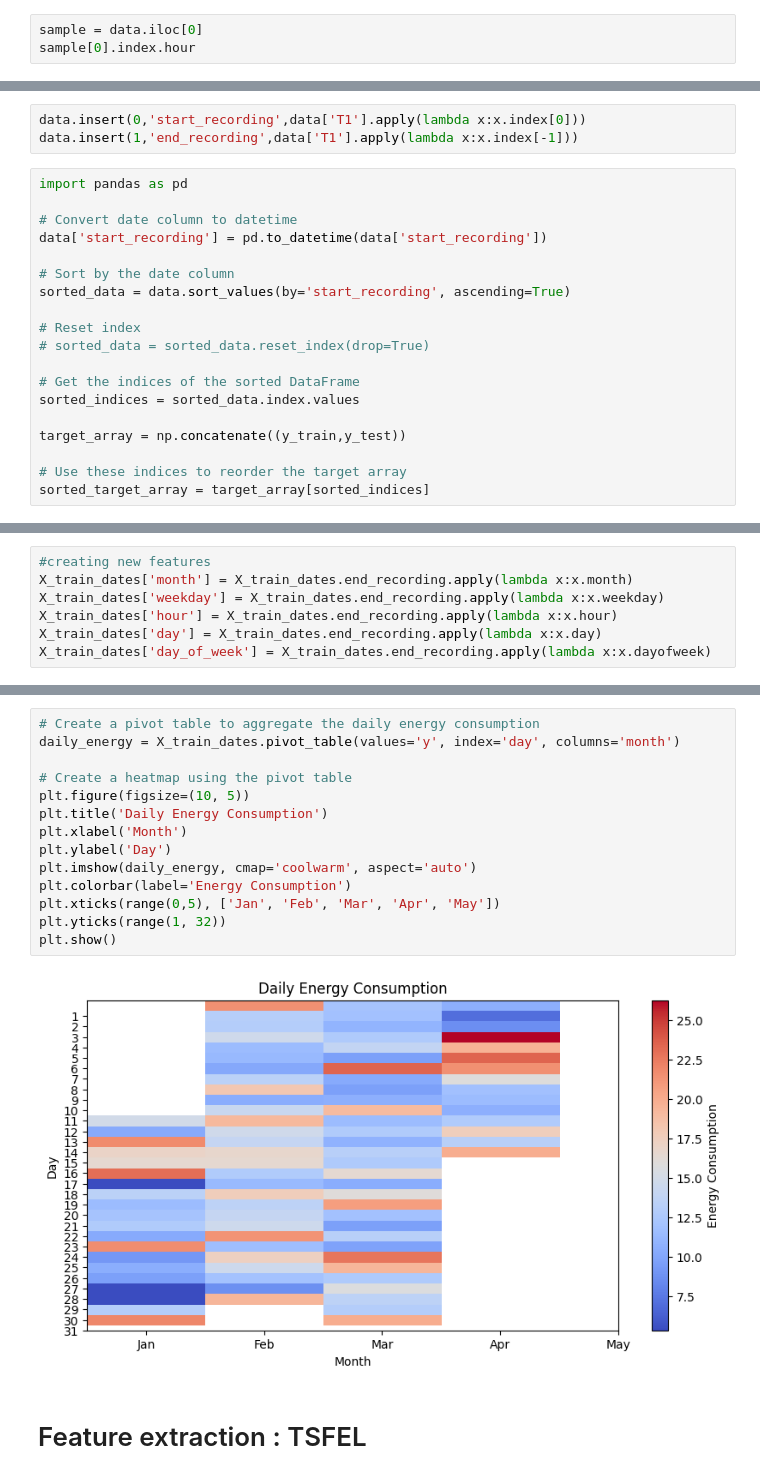
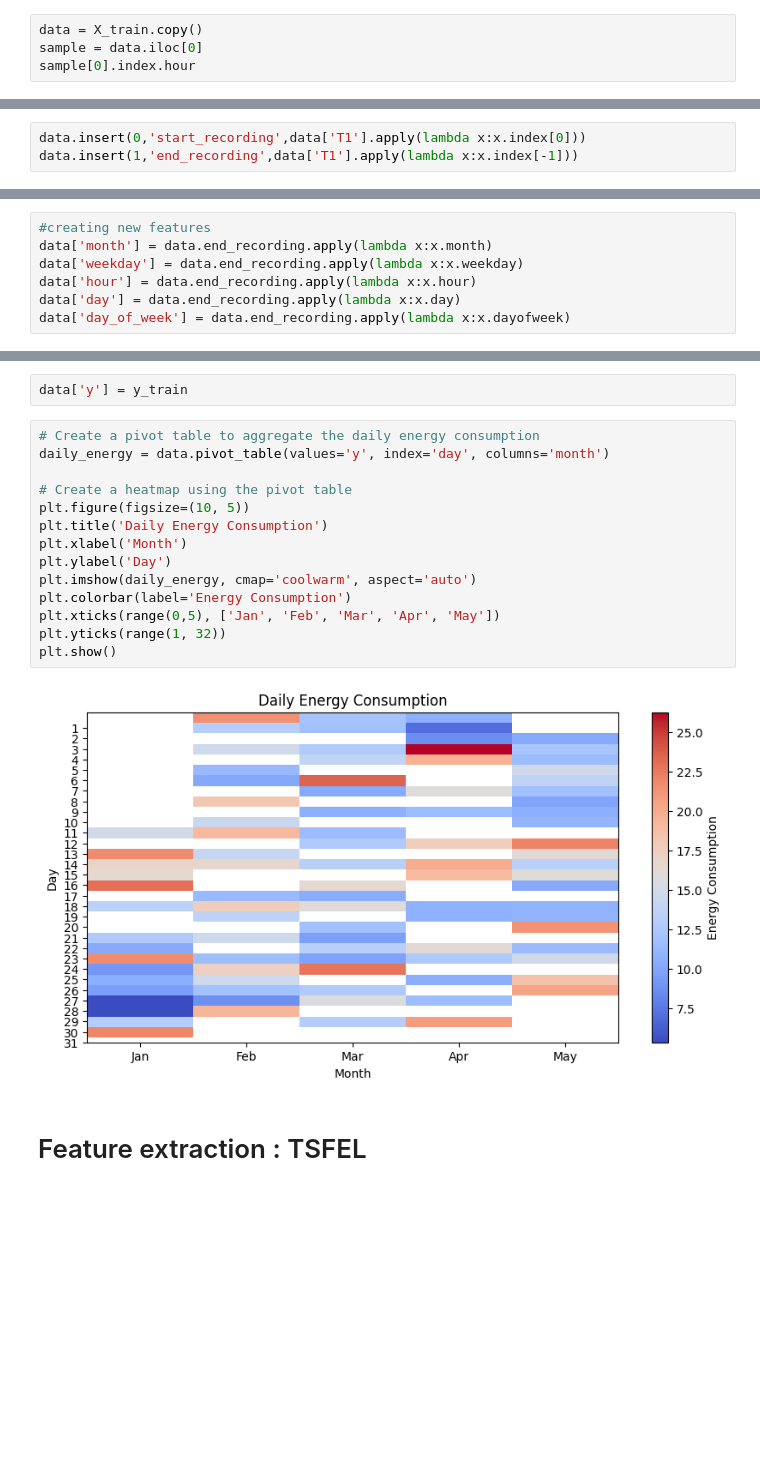
Before and after one commit to nour-m-bouayed/TSFEL_Review, a Jupyter notebook: TSFEL_ExtrRegr_Energy.ipynb, the cells around one changed output, grey strips where cells are left out. Saved outputs shown, nothing was run; the diff lists cells and outputs as text; blank space fills up the shorter version.

```diff
--- a/TSFEL_ExtrinsicRegression.ipynb
+++ b/TSFEL_ExtrRegr_Energy.ipynb
@@ -75,4 +64,5 @@ data = pd.concat((X_train,X_test),axis=0)
 # %%
+data = X_train.copy()
 sample = data.iloc[0]
 sample[0].index.hour
 # %% [output]
@@ -116,22 +106,3 @@ for (j,sample) in list(samples.iterrows()):
 # %%
 data.insert(0,'start_recording',data['T1'].apply(lambda x:x.index[0]))
 data.insert(1,'end_recording',data['T1'].apply(lambda x:x.index[-1]))
-# %%
-import pandas as pd
-
-# Convert date column to datetime
-data['start_recording'] = pd.to_datetime(data['start_recording'])
-
-# Sort by the date column
-sorted_data = data.sort_values(by='start_recording', ascending=True)
-
-# Reset index
-# sorted_data = sorted_data.reset_index(drop=True)
-
-# Get the indices of the sorted DataFrame
-sorted_indices = sorted_data.index.values
-
-target_array = np.concatenate((y_train,y_test))
-
-# Use these indices to reorder the target array
-sorted_target_array = target_array[sorted_indices]
@@ -159,7 +109,7 @@ X_train_ordered = X_train_ordered.drop(['start_recording','end_recording'], axis
 # %%
 #creating new features
-X_train_dates['month'] = X_train_dates.end_recording.apply(lambda x:x.month)
-X_train_dates['weekday'] = X_train_dates.end_recording.apply(lambda x:x.weekday)
-X_train_dates['hour'] = X_train_dates.end_recording.apply(lambda x:x.hour)
-X_train_dates['day'] = X_train_dates.end_recording.apply(lambda x:x.day)
-X_train_dates['day_of_week'] = X_train_dates.end_recording.apply(lambda x:x.dayofweek)
+data['month'] = data.end_recording.apply(lambda x:x.month)
+data['weekday'] = data.end_recording.apply(lambda x:x.weekday)
+data['hour'] = data.end_recording.apply(lambda x:x.hour)
+data['day'] = data.end_recording.apply(lambda x:x.day)
+data['day_of_week'] = data.end_recording.apply(lambda x:x.dayofweek)
@@ -168,19 +116,21 @@ X_train_dates['y'] = y_train_ordered
+# %%
+data['y'] = y_train
 # %%
 # Create a pivot table to aggregate the daily energy consumption
-daily_energy = X_train_dates.pivot_table(values='y', index='day', columns='month')
+daily_energy = data.pivot_table(values='y', index='day', columns='month')
 
 # Create a heatmap using the pivot table
 plt.figure(figsize=(10, 5))
 plt.title('Daily Energy Consumption')
 plt.xlabel('Month')
 plt.ylabel('Day')
 plt.imshow(daily_energy, cmap='coolwarm', aspect='auto')
 plt.colorbar(label='Energy Consumption')
 plt.xticks(range(0,5), ['Jan', 'Feb', 'Mar', 'Apr', 'May'])
 plt.yticks(range(1, 32))
 plt.show()
 # %% [output]
-[figure, old version]
+[figure, new version]
 # %% [markdown]
 # Feature extraction : TSFEL
 # %% [markdown]
```
Also changed, not shown: parts of 26 cells of this notebook, 3 other files.
